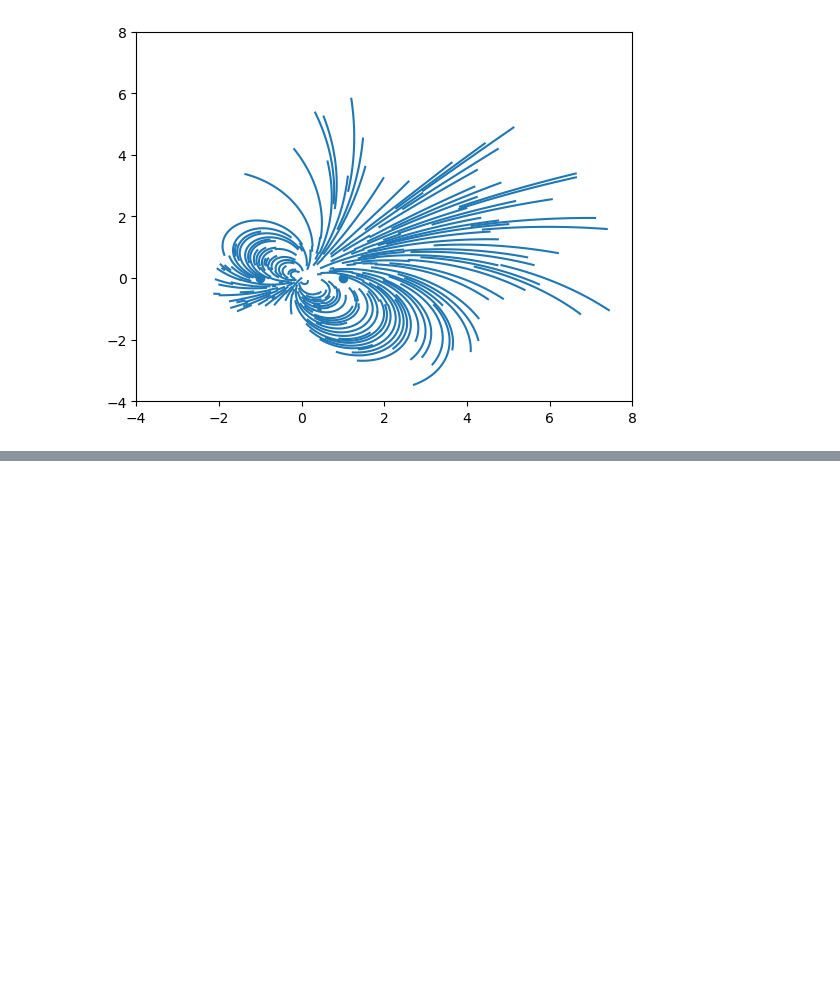
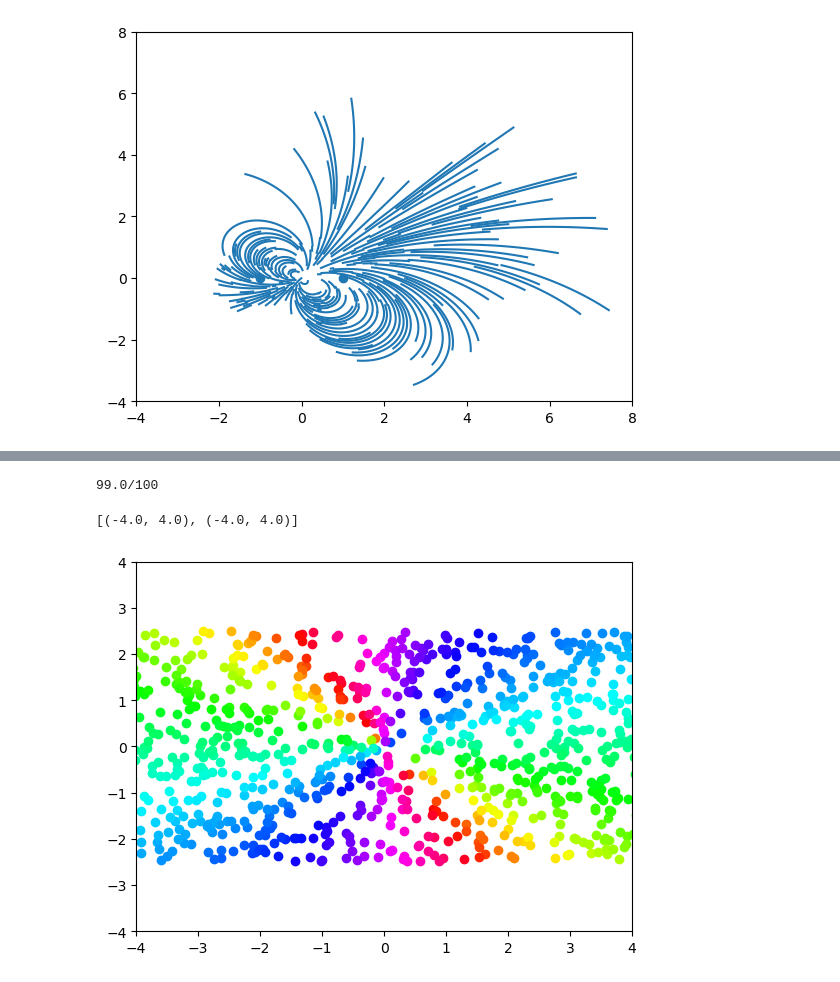
Before and after one commit to Boris-rnd/portfolio-projects, a Jupyter notebook: simulations/python-fieldlines/magnetic_fieldlines.ipynb, the cells around one changed output, grey strips where cells are left out. Cells and saved outputs as stored; diff of their text form; code cells hidden in the pictures; blank space fills up the shorter version.

Commit message:
more fieldlines

```diff
--- a/simulations/python-fieldlines/magnetic_fieldlines.ipynb
+++ b/simulations/python-fieldlines/magnetic_fieldlines.ipynb
@@ -207,2 +207,22 @@ ax.set(xlim=(-4, 4), ylim=(-4, 4))
 # %%
-plt.show()
+
+fig_magnetic_01, ax = plt.subplots()
+all_points = []
+n_iters = 1000
+for i in range(n_iters):
+    rnd_start = np.random.rand(2)*np.array([10., 5.])-np.array([5, 2.5])
+    point = get_magnetic_field(rnd_start, np.array([0., 0.]), np.array([1., 1.]))
+    # Plot a color from the direction, e.g. using the angle of the vector
+    angle = np.arctan2(point[1], point[0])
+    color = plt.cm.hsv((angle + np.pi) / (2 * np.pi))  # Map angle to [0, 1] for colormap
+    ax.scatter(rnd_start[0], rnd_start[1], color=color)
+
+    if i%(n_iters/100)==0:
+        perc = i/(n_iters/100)
+        print(f"{perc}/100", end="\r")
+
+ax.set(xlim=(-4, 4), ylim=(-4, 4))
+# %% [output]
+99.0/100
+[(-4.0, 4.0), (-4.0, 4.0)]
+[figure, added]
```
Also changed, not shown: parts of 4 cells of this notebook, 1 other file.
